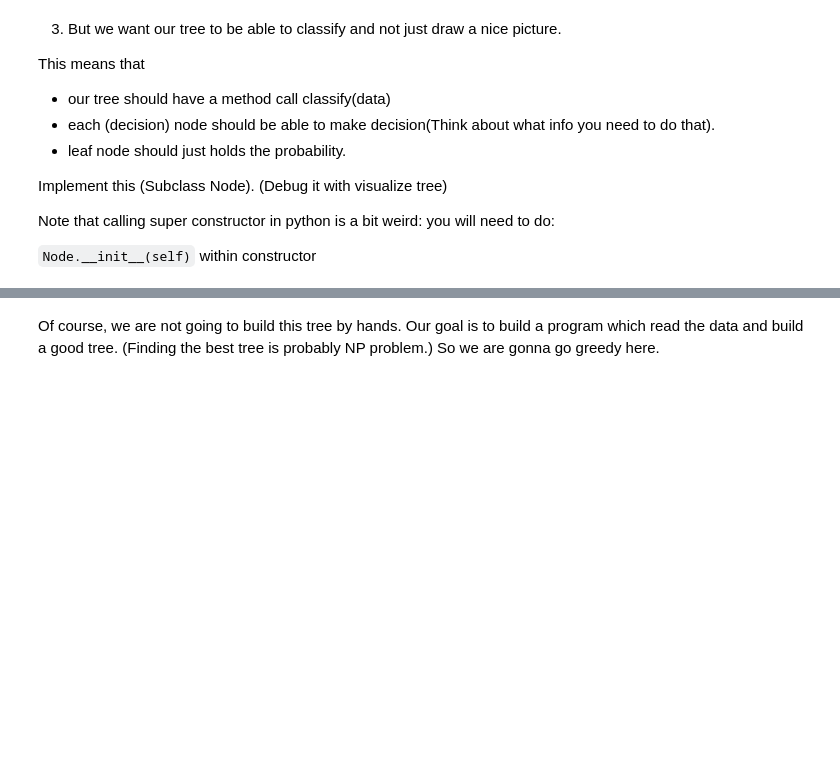
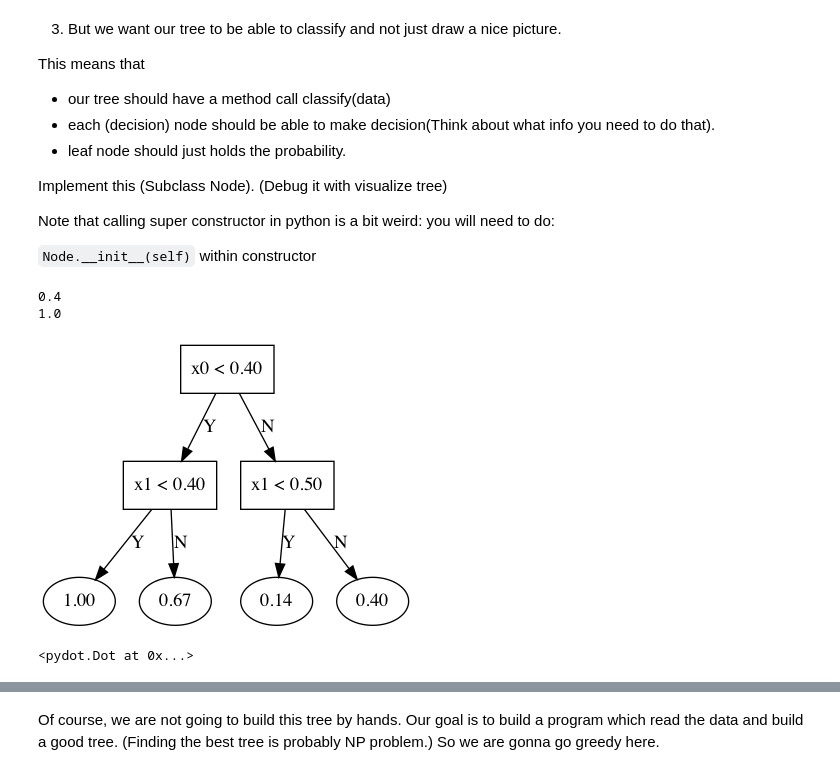
Before and after one commit to natthakan2000/ICCS478, a Jupyter notebook: Exercise05-master/Exercise 05 Non-Parametric Methods.ipynb, the cells around one changed output, grey strips where cells are left out. Cells and saved outputs as stored; diff of their text form; code cells hidden in the pictures; blank space fills up the shorter version.

```diff
--- a/Exercise05-master/Exercise 05 Non-Parametric Methods.ipynb
+++ b/Exercise05-master/Exercise 05 Non-Parametric Methods.ipynb
@@ -136,33 +174,52 @@ Note that calling super constructor in python is a bit weird: you will need to d
 
 ``Node.__init__(self)`` within constructor
 # %%
+from typing import List
+def bunch_of_ifs(data):
+    if x1 < 0.4:
+        if x2 < 0.4:
+            return 1
+        else:
+            return 2/3
+    else:
+        if x2 > 0.5:
+            return 2/5
+        else:
+            return 1/7
 class DecisionNode(Node):
     def __init__(self, vid, cut, prob=-1.0):
         Node.__init__(self)
-        #implement this
-        pass
-
+        self.vid = vid
+        self.cut = cut
+        self.prob = prob
     def classify(self, features):
-        #implement this
-        pass
+        if self.is_leaf():
+            return self.prob
+        if features[self.vid] < self.cut:
+            return self.left.classify(features)
+        else:
+            return self.right.classify(features)
     def __str__(self):
         if not self.is_leaf():
             return 'x%d < %.2f'%(self.vid, self.cut)
         else:
             return '%.2f'%self.prob
 
-# root = DecisionNode(...)
-# root.left = DecisionNode(...)
-# root.left.left =
-# root.left.right =
-# root.right =
-# root.right.left =
-# root.right.right =
-# root.right.left.left =
-# root.right.left.right =
-# print(root.classify([0.5, 0.5]))
-# print(root.classify([0.1, 0.1]))
-# visualize_tree(root)
+root = DecisionNode(0,0.4)
+root.left = DecisionNode(1,0.4)
+root.left.left = DecisionNode(None,None,1.)
+root.left.right = DecisionNode(None,None,2/3)
+root.right = DecisionNode(1,0.5)
+root.right.left = DecisionNode(None,None,1/7)
+root.right.right = DecisionNode(None,None,2/5)
+print(root.classify([0.5, 0.5]))
+print(root.classify([0.1, 0.1]))
+visualize_tree(root)
+# %% [output]
+0.4
+1.0
+[figure, added]
+<pydot.Dot at 0x...>
 # %% [markdown]
 4) Another way to visualize tree is by contour plot.
 
```
Also changed, not shown: parts of 8 cells of this notebook, 1 other file.
